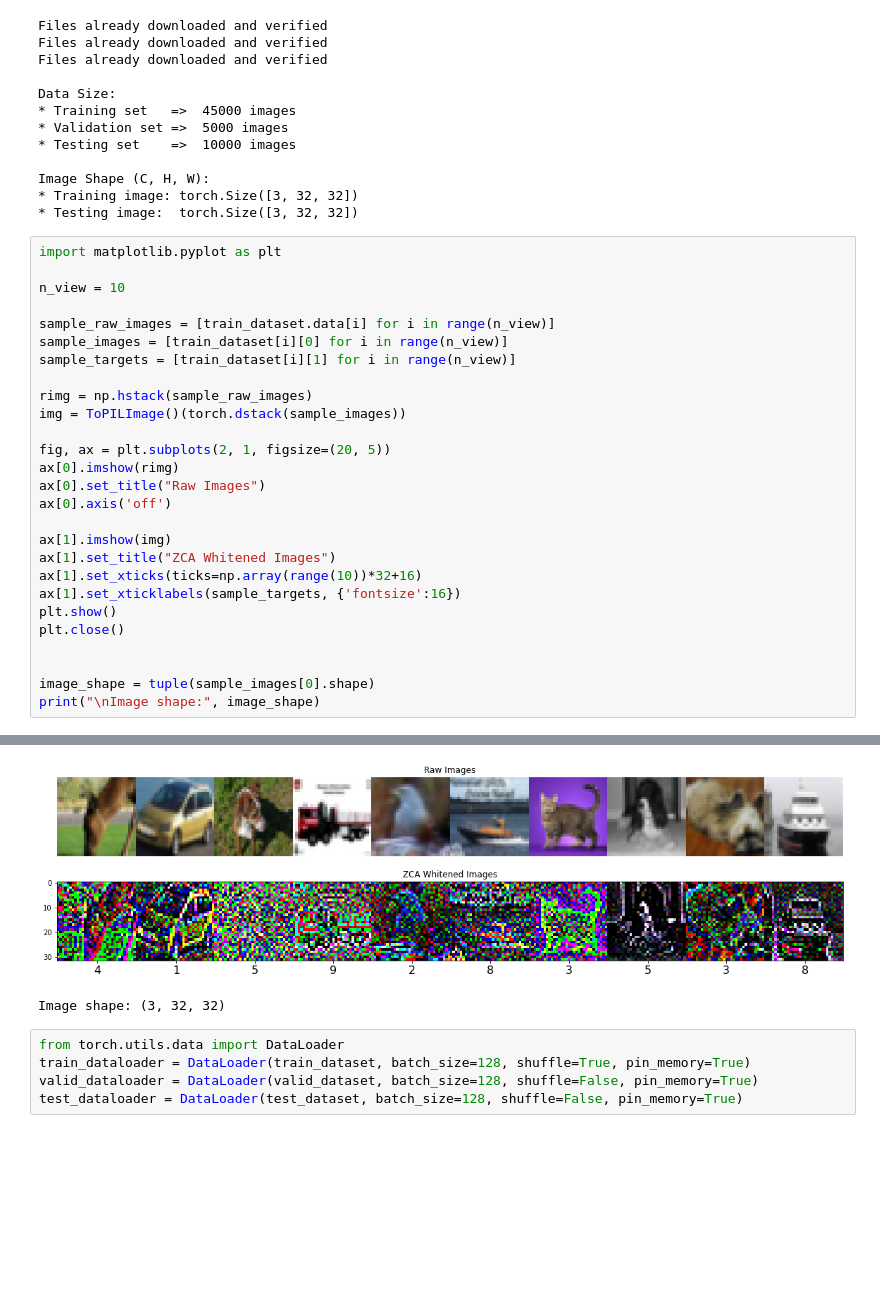
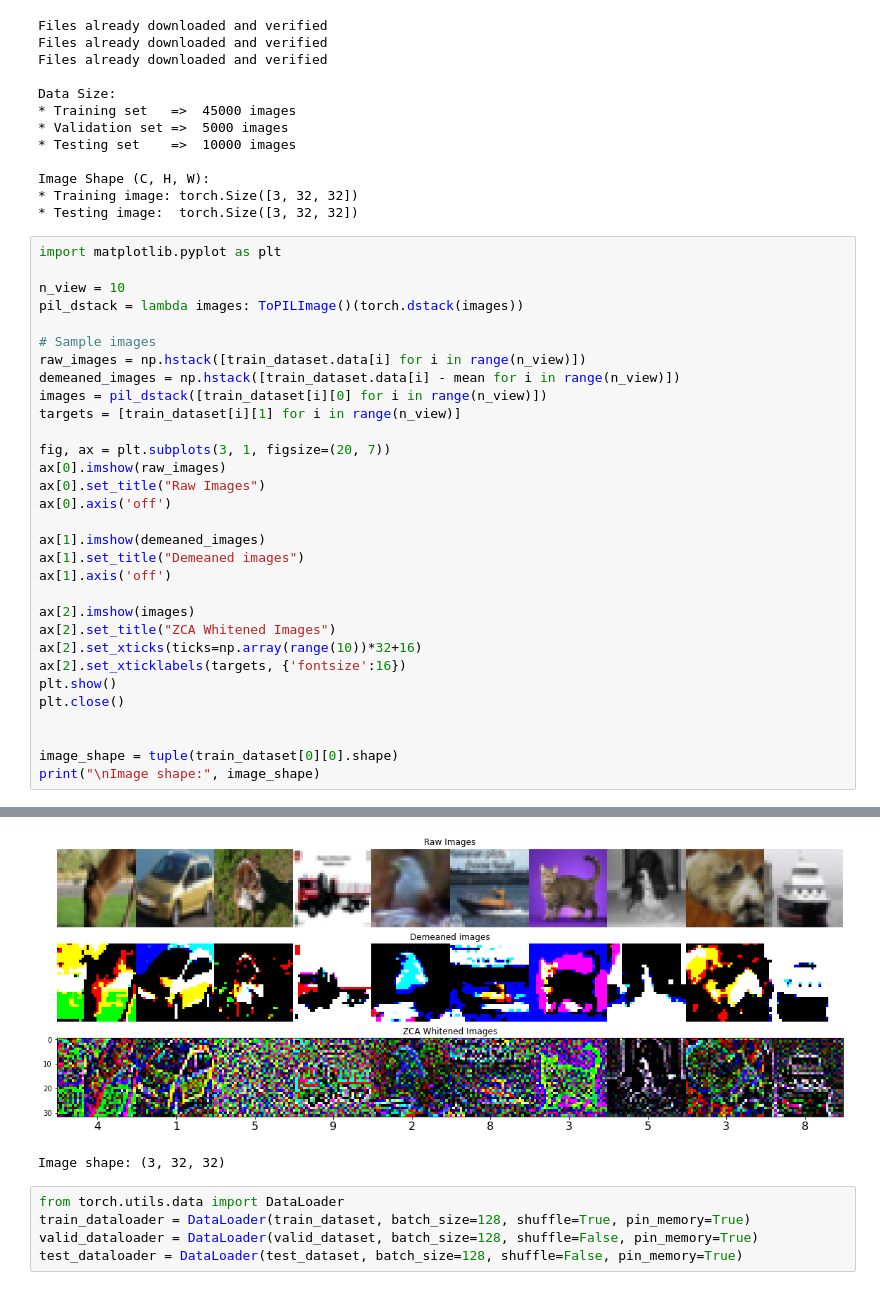
Before and after one commit to kevinkevin556/Dlchemist, a Jupyter notebook: nin2.ipynb, the cells around one changed output, grey strips where cells are left out. Drawn from its saved outputs; the diff is of its cells as text; blank space fills up the shorter version.

```diff
--- a/nin2.ipynb
+++ b/nin2.ipynb
@@ -147,27 +147,31 @@ Image Shape (C, H, W):
 import matplotlib.pyplot as plt
 
 n_view = 10
+pil_dstack = lambda images: ToPILImage()(torch.dstack(images))
 
-sample_raw_images = [train_dataset.data[i] for i in range(n_view)]
-sample_images = [train_dataset[i][0] for i in range(n_view)]
-sample_targets = [train_dataset[i][1] for i in range(n_view)]
+# Sample images
+raw_images = np.hstack([train_dataset.data[i] for i in range(n_view)])
+demeaned_images = np.hstack([train_dataset.data[i] - mean for i in range(n_view)])
+images = pil_dstack([train_dataset[i][0] for i in range(n_view)])
+targets = [train_dataset[i][1] for i in range(n_view)]
 
-rimg = np.hstack(sample_raw_images)
-img = ToPILImage()(torch.dstack(sample_images))
-
-fig, ax = plt.subplots(2, 1, figsize=(20, 5))
-ax[0].imshow(rimg)
+fig, ax = plt.subplots(3, 1, figsize=(20, 7))
+ax[0].imshow(raw_images)
 ax[0].set_title("Raw Images")
 ax[0].axis('off')
 
-ax[1].imshow(img)
-ax[1].set_title("ZCA Whitened Images")
-ax[1].set_xticks(ticks=np.array(range(10))*32+16)
-ax[1].set_xticklabels(sample_targets, {'fontsize':16})
+ax[1].imshow(demeaned_images)
+ax[1].set_title("Demeaned images")
+ax[1].axis('off')
+
+ax[2].imshow(images)
+ax[2].set_title("ZCA Whitened Images")
+ax[2].set_xticks(ticks=np.array(range(10))*32+16)
+ax[2].set_xticklabels(targets, {'fontsize':16})
 plt.show()
 plt.close()
 
 
-image_shape = tuple(sample_images[0].shape)
+image_shape = tuple(train_dataset[0][0].shape)
 print("\nImage shape:", image_shape)
 # %% [output]
@@ -174,5 +179,5 @@ print("\nImage shape:", image_shape)
-[figure, old version]
+[figure, new version]
-Image shape: (3, 32, 32)
+Image shape: (3, 32, 32)
 # %%
 from torch.utils.data import DataLoader
 train_dataloader = DataLoader(train_dataset, batch_size=128, shuffle=True, pin_memory=True)
```
Also changed, not shown: parts of 1 cell of this notebook.
